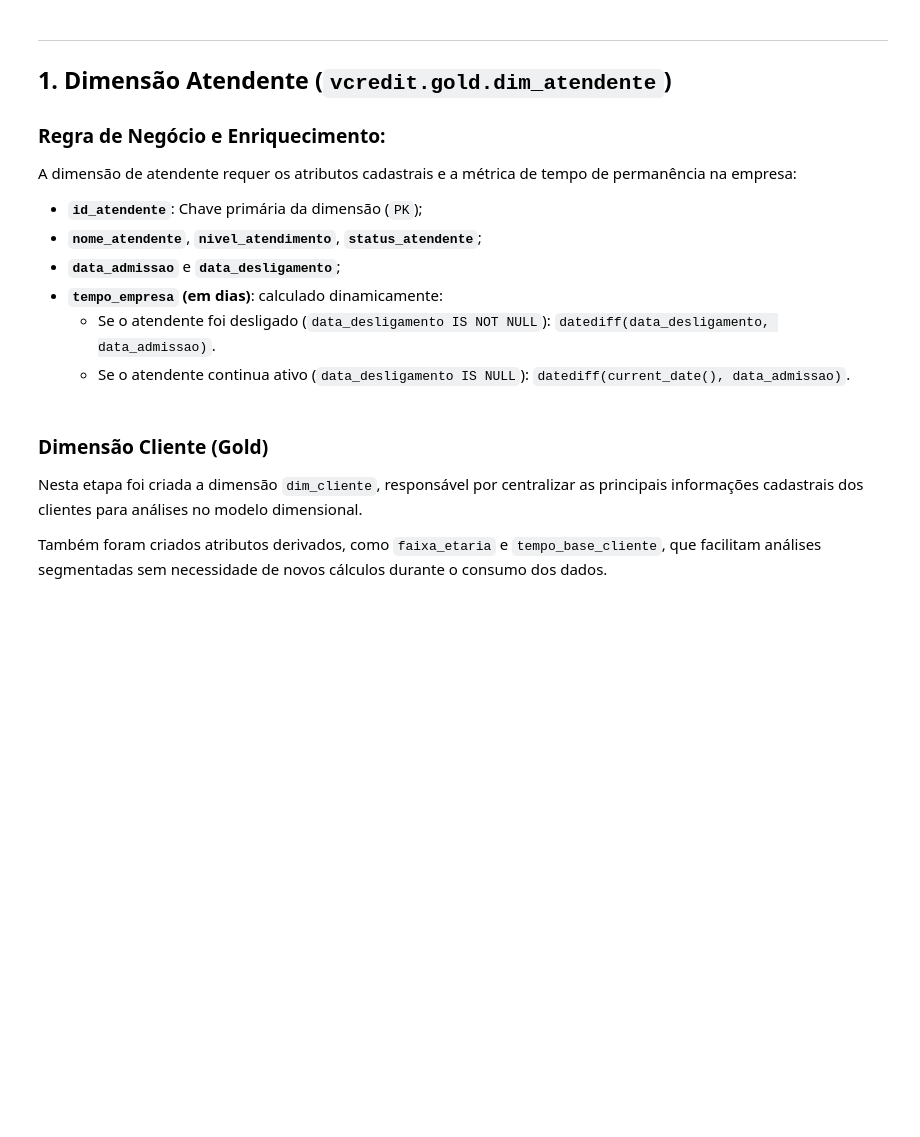
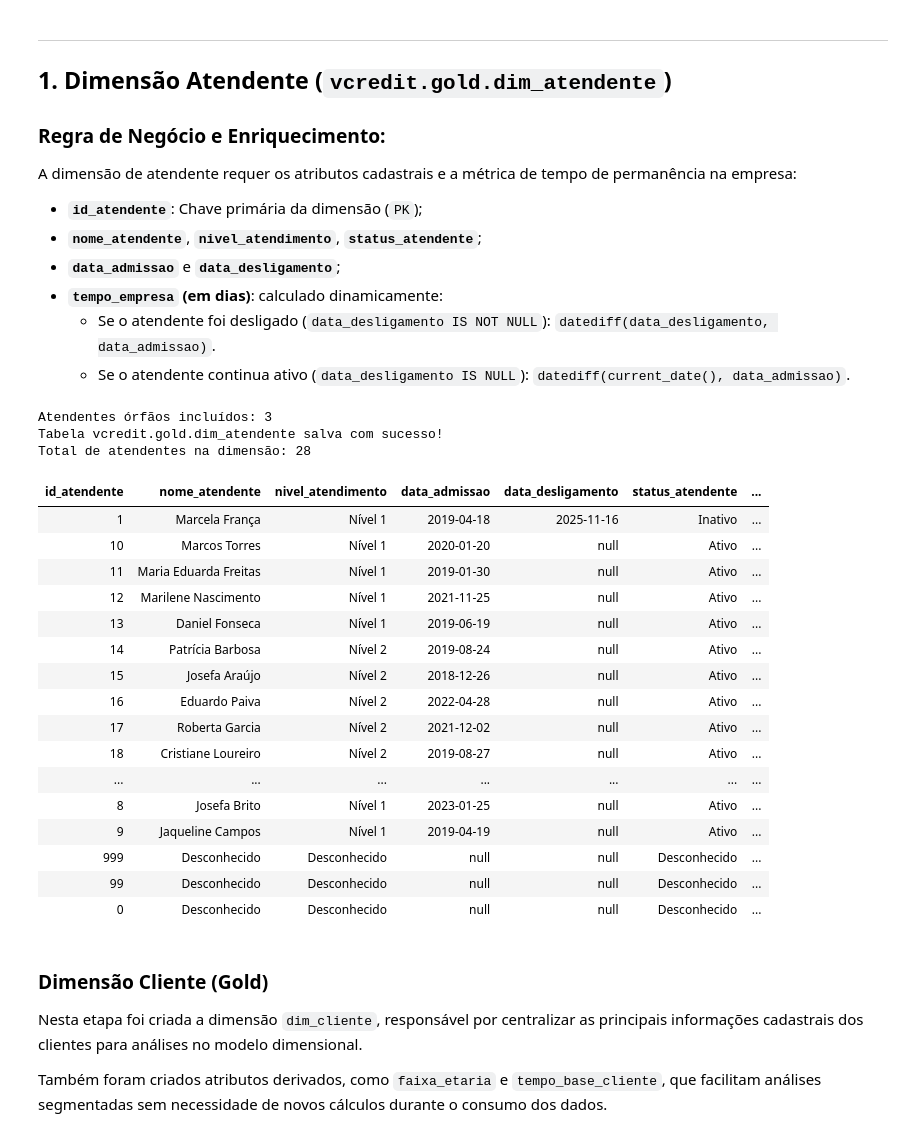
Before and after one commit to SamuelAlvesNavarro/RL-Dados-2026_Case, a Jupyter notebook: Silver_to_Gold.ipynb, the cells around one changed output. Cells and saved outputs as stored; diff of their text form; code cells hidden in the pictures; blank space fills up the shorter version.

Commit message:
Add files via upload
Corrige atendentes órfãos na dimensão Gold

```diff
--- a/Silver_to_Gold.ipynb
+++ b/Silver_to_Gold.ipynb
@@ -214,33 +267,85 @@ df_gold_atendente = (
         "tempo_empresa",
         F.when(
             F.col("data_desligamento").isNotNull(),
             F.datediff(F.col("data_desligamento"), F.col("data_admissao"))
         ).otherwise(
             F.datediff(F.current_date(), F.col("data_admissao"))
         )
     )
     .select(
         F.col("id_atendente"),
         F.col("nome_atendente"),
         F.col("nivel_atendimento"),
         F.col("data_admissao"),
         F.col("data_desligamento"),
         F.col("status_atendente"),
         F.col("tempo_empresa").cast(IntegerType()).alias("tempo_empresa")
     )
 )
 
+df_silver_chamados = spark.table(f"{silver_schema}.tb_chamados")
+
+df_atendentes_orfaos = (
+    df_silver_chamados
+    .select("id_atendente")
+    .filter(F.col("id_atendente").isNotNull())
+    .distinct()
+    .join(
+        df_gold_atendente.select("id_atendente"),
+        on="id_atendente",
+        how="left_anti"
+    )
+)
+
+df_atendentes_orfaos = (
+    df_atendentes_orfaos
+    .select(
+        F.col("id_atendente"),
+        F.lit("Desconhecido").alias("nome_atendente"),
+        F.lit("Desconhecido").alias("nivel_atendimento"),
+        F.lit(None).cast("date").alias("data_admissao"),
+        F.lit(None).cast("date").alias("data_desligamento"),
+        F.lit("Desconhecido").alias("status_atendente"),
+        F.lit(None).cast("int").alias("tempo_empresa")
+    )
+)
+
+df_gold_atendente = df_gold_atendente.unionByName(df_atendentes_orfaos)
+
+print(f"Atendentes órfãos incluídos: {df_atendentes_orfaos.count()}")
+
 (
     df_gold_atendente.write
     .format("delta")
     .mode("overwrite")
     .option("overwriteSchema", True)
     .saveAsTable(f"{gold_schema}.dim_atendente")
 )
 
 print(f"Tabela {gold_schema}.dim_atendente salva com sucesso!")
 print(f"Total de atendentes na dimensão: {df_gold_atendente.count()}")
 display(df_gold_atendente)
+# %% [output]
+Atendentes órfãos incluídos: 3
+Tabela vcredit.gold.dim_atendente salva com sucesso!
+Total de atendentes na dimensão: 28
+| id_atendente | nome_atendente | nivel_atendimento | data_admissao | data_desligamento | status_atendente | ... |
+| 1 | Marcela França | Nível 1 | 2019-04-18 | 2025-11-16 | Inativo | ... |
+| 10 | Marcos Torres | Nível 1 | 2020-01-20 | null | Ativo | ... |
+| 11 | Maria Eduarda Freitas | Nível 1 | 2019-01-30 | null | Ativo | ... |
+| 12 | Marilene Nascimento | Nível 1 | 2021-11-25 | null | Ativo | ... |
+| 13 | Daniel Fonseca | Nível 1 | 2019-06-19 | null | Ativo | ... |
+| 14 | Patrícia Barbosa | Nível 2 | 2019-08-24 | null | Ativo | ... |
+| 15 | Josefa Araújo | Nível 2 | 2018-12-26 | null | Ativo | ... |
+| 16 | Eduardo Paiva | Nível 2 | 2022-04-28 | null | Ativo | ... |
+| 17 | Roberta Garcia | Nível 2 | 2021-12-02 | null | Ativo | ... |
+| 18 | Cristiane Loureiro | Nível 2 | 2019-08-27 | null | Ativo | ... |
+| ... | ... | ... | ... | ... | ... | ... |
+| 8 | Josefa Brito | Nível 1 | 2023-01-25 | null | Ativo | ... |
+| 9 | Jaqueline Campos | Nível 1 | 2019-04-19 | null | Ativo | ... |
+| 999 | Desconhecido | Desconhecido | null | null | Desconhecido | ... |
+| 99 | Desconhecido | Desconhecido | null | null | Desconhecido | ... |
+| 0 | Desconhecido | Desconhecido | null | null | Desconhecido | ... |
 # %% [markdown]
 ### Dimensão Cliente (Gold)
 
```
Also changed, not shown: parts of 6 cells of this notebook.
